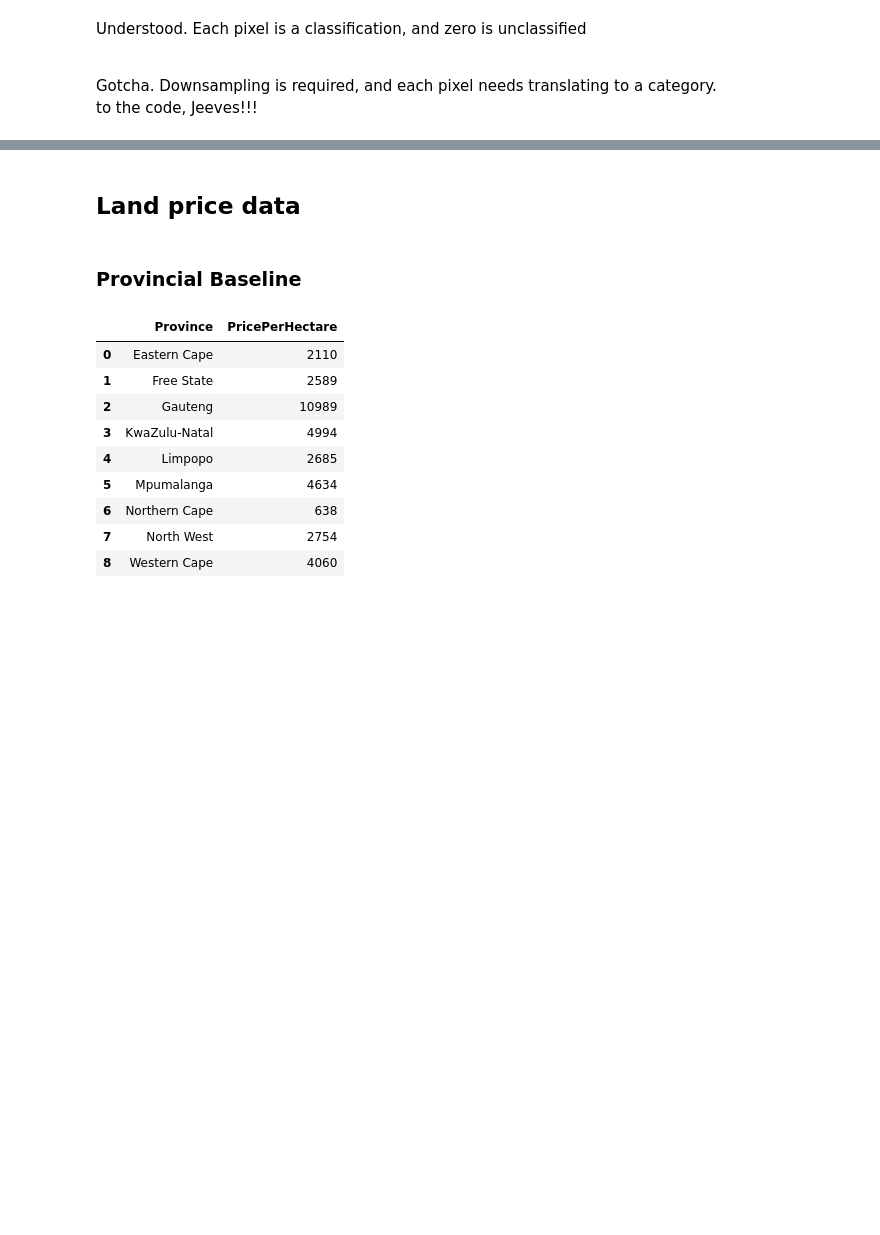
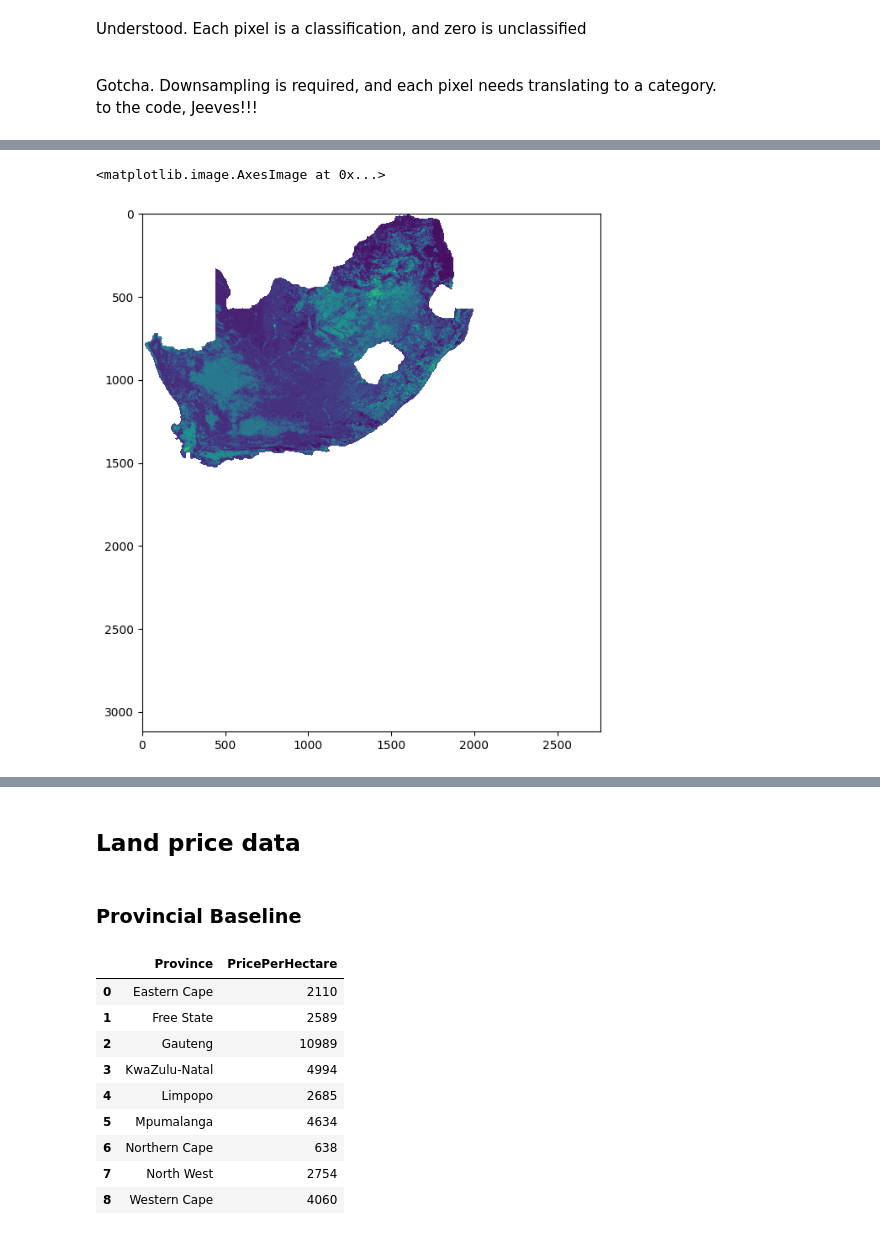
Before and after one commit to unded666/A50GreenPower, a Jupyter notebook: GSA Analysis.ipynb, the cells around one changed output, grey strips where cells are left out. Drawn from its saved outputs; the diff is of its cells as text; code cells hidden in the pictures; blank space fills up the shorter version.

```diff
--- a/GSA Analysis.ipynb
+++ b/GSA Analysis.ipynb
@@ -822,0 +825,7 @@ to the code, Jeeves!!!
+# %%
+land_use_img[land_use_img == 0] = np.NaN
+# %%
+plt.imshow(land_use_img)
+# %% [output]
+<matplotlib.image.AxesImage at 0x...>
+[figure, added]
```
Also changed, not shown: parts of 15 cells of this notebook.
